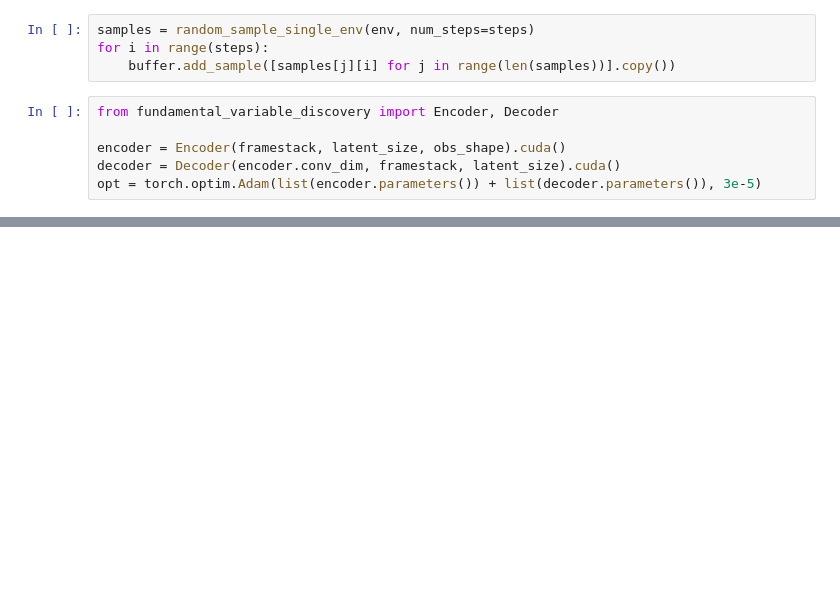
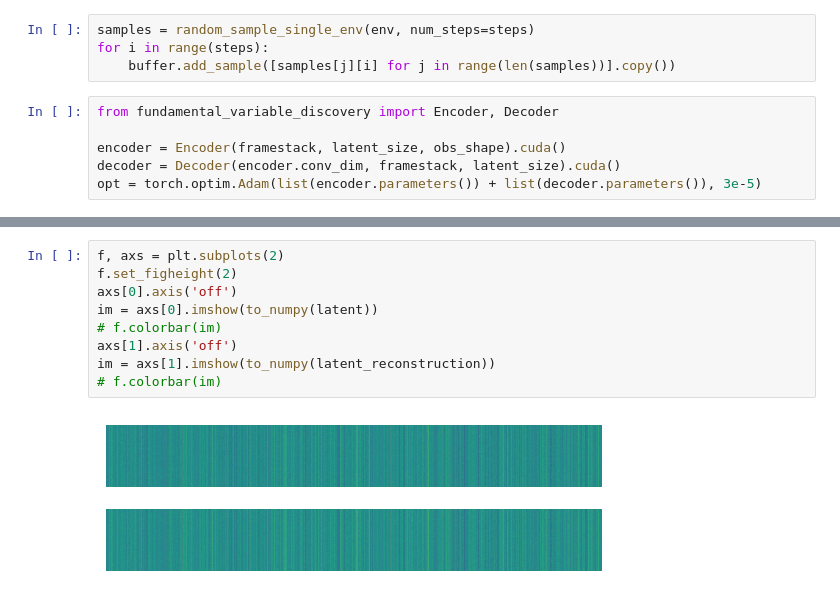
Before and after one commit to antony-zhao/RLTesting, a Jupyter notebook: rltesting/fvd_experiments/testing.ipynb, the cells around one changed output, grey strips where cells are left out. Saved outputs shown, nothing was run; the diff lists cells and outputs as text; blank space fills up the shorter version.

```diff
--- a/rltesting/fvd_experiments/testing.ipynb
+++ b/rltesting/fvd_experiments/testing.ipynb
@@ -97,0 +161,11 @@ Image ID: 6.486354683080611 +- 0.31160514531421896
+# %%
+f, axs = plt.subplots(2)
+f.set_figheight(2)
+axs[0].axis('off')
+im = axs[0].imshow(to_numpy(latent))
+# f.colorbar(im)
+axs[1].axis('off')
+im = axs[1].imshow(to_numpy(latent_reconstruction))
+# f.colorbar(im)
+# %% [output]
+[figure, added]
```
Also changed, not shown: parts of 12 cells of this notebook, 9 other files.
